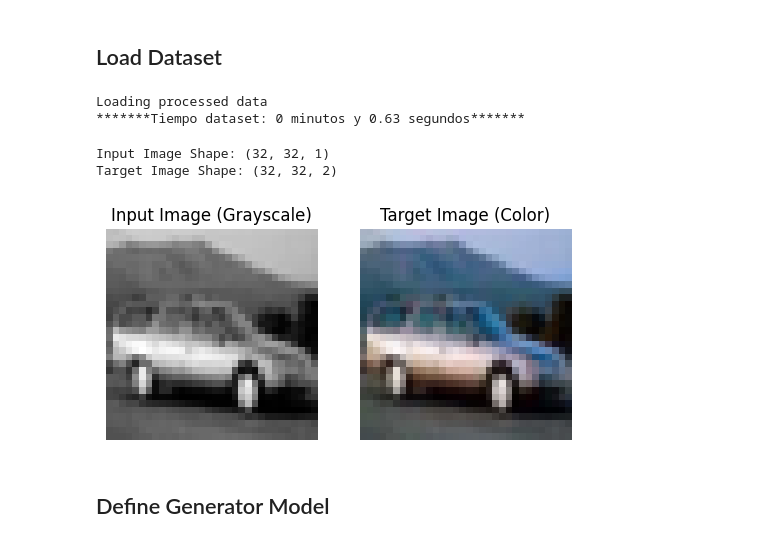
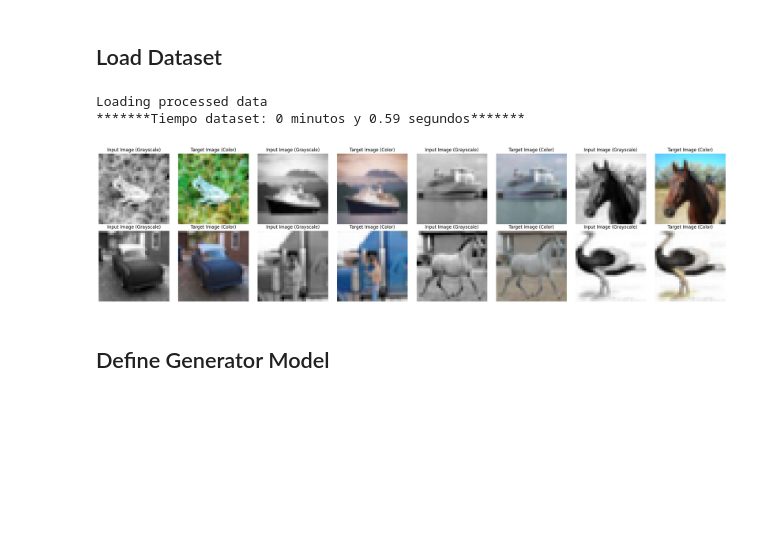
Before and after one commit to pintamonas4575/RLGAN-project-MAADM-UPM, a Jupyter notebook: RLGAN-p2-GAN.ipynb, the cells around one changed output. Drawn from its saved outputs; the diff is of its cells as text; code cells hidden in the pictures; blank space fills up the shorter version.

Commit message:
enhanced plots, lack of training

```diff
--- a/RLGAN-p2-GAN.ipynb
+++ b/RLGAN-p2-GAN.ipynb
@@ -31,23 +31,21 @@ print(tf.config.list_physical_devices('GPU'))
 physical_devices = tf.config.experimental.list_physical_devices('GPU')
 tf.config.experimental.set_memory_growth(physical_devices[0], True)
 
-# Constants
 IMAGE_SIZE = 32
-BATCH_SIZE = 64
+BATCH_SIZE = 128
 SHUFFLE_BUFFER_SIZE = 100
 
 WORKDIR = "results_p2"
 
 # Create directories
 Path(WORKDIR).mkdir(parents=True, exist_ok=True)
-# Path(f"{WORKDIR}/GAN_results").mkdir(parents=True, exist_ok=True)
 # %% [output]
 TF version: 2.9.0
 [PhysicalDevice(name='/physical_device:GPU:0', device_type='GPU')]
 # %% [markdown]
 ## Define Dataset Loader
 # %%
-def generate_dataset(images, debug=False):
+def generate_dataset(images: list, debug=False) -> tuple[np.ndarray, np.ndarray]:
     """
     This function converts a list of RGB images to the LAB color space, and separates the L channel from the A and B channels.
     The images are normalized and reshaped to the appropriate dimensions for the model.
@@ -86,8 +84,7 @@ def generate_dataset(images, debug=False):
 
     return X, Y
 
-
-def load_data(force=False):
+def load_data(force=False) -> tuple[np.ndarray, np.ndarray, np.ndarray, np.ndarray]:
     """
     This function loads the CIFAR-10 dataset, processes it, and saves/loads the processed data to/from the disk.
 
@@ -137,35 +134,47 @@ minutos, segundos = divmod(time.time()-start, 60)
 print(f"*******Tiempo dataset: {int(minutos)} minutos y {segundos:.2f} segundos*******")
 # %% [output]
 Loading processed data
-*******Tiempo dataset: 0 minutos y 0.63 segundos*******
+*******Tiempo dataset: 0 minutos y 0.59 segundos*******
 # %%
-# Get the first element from the training dataset
-for input_image, target in train_dataset.take(1):
-    print('Input Image Shape:', input_image[0].shape)
-    print('Target Image Shape:', target[0].shape)
-    first_input_image = input_image[0]
-    first_target = target[0]
+def show_images_from_dataset(dataset: tf.data.Dataset, num_images: int):
+    count = 0
+    images_per_row = 4
+    num_rows = (num_images + images_per_row - 1) // images_per_row
+    plt.figure(figsize=(6 * images_per_row, 3 * num_rows))
 
-plt.figure(figsize=(6, 3))
-plt.subplot(1, 2, 1)
-plt.imshow(first_input_image.numpy().reshape(IMAGE_SIZE, IMAGE_SIZE), cmap='gray')
-plt.title('Input Image (Grayscale)')
-plt.axis('off')
+    for input_batch, target_batch in dataset.take(num_images):
+        for i in range(num_images):
+            first_input_image = input_batch[i]
+            first_target = target_batch[i]
 
-# Convert the LAB image to RGB for visualization
-first_target_lab = np.dstack((first_input_image.numpy().reshape(IMAGE_SIZE, IMAGE_SIZE), first_target.numpy() * 128))
-first_target_rgb = lab2rgb(first_target_lab)
+            row = i // images_per_row
+            col = (i % images_per_row) * 2
 
-plt.subplot(1, 2, 2)
-plt.imshow(first_target_rgb)
-plt.title('Target Image (Color)')
-plt.axis('off')
+            plt.subplot(num_rows, images_per_row * 2, row * images_per_row * 2 + col + 1)
+            plt.imshow(first_input_image.numpy().reshape(IMAGE_SIZE, IMAGE_SIZE), cmap='gray')
+            plt.title('Input Image (Grayscale)')
+            plt.axis('off')
 
-plt.show()
+            # Convert the LAB image to RGB for visualization
+            first_target_lab = np.dstack((first_input_image.numpy().reshape(IMAGE_SIZE, IMAGE_SIZE), first_target.numpy() * 128))
+            first_target_rgb = lab2rgb(first_target_lab)
+
+            plt.subplot(num_rows, images_per_row * 2, row * images_per_row * 2 + col + 2)
+            plt.imshow(first_target_rgb)
+            plt.title('Target Image (Color)')
+            plt.axis('off')
+
+        count += 1
+        if count >= num_images:
+            break
+
+    plt.tight_layout()
+    plt.savefig(os.path.join(WORKDIR, 'image_examples.png'))
+    plt.show()
+
+show_images_from_dataset(train_dataset, num_images=8)
 # %% [output]
-Input Image Shape: (32, 32, 1)
-Target Image Shape: (32, 32, 2)
-[figure, old version]
+[figure, new version]
 # %% [markdown]
 ## Define Generator Model
 # %%
```
Also changed, not shown: parts of 6 cells of this notebook, 4 other files.
